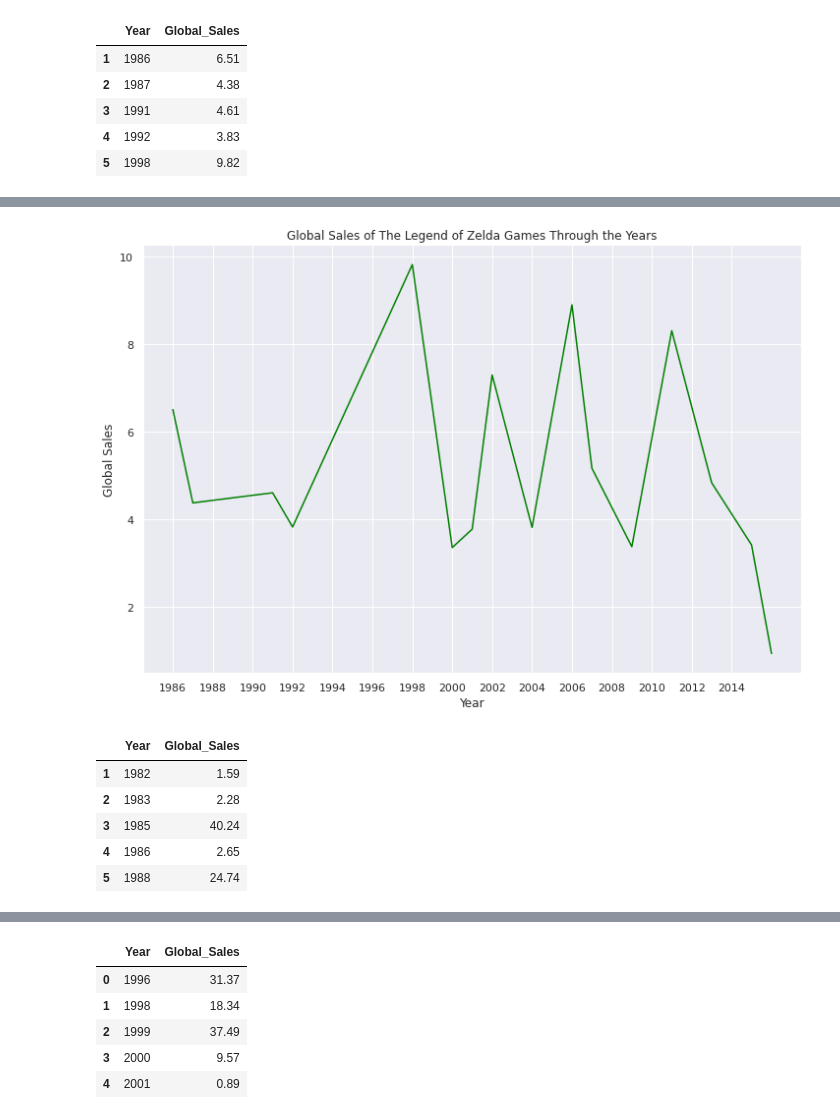
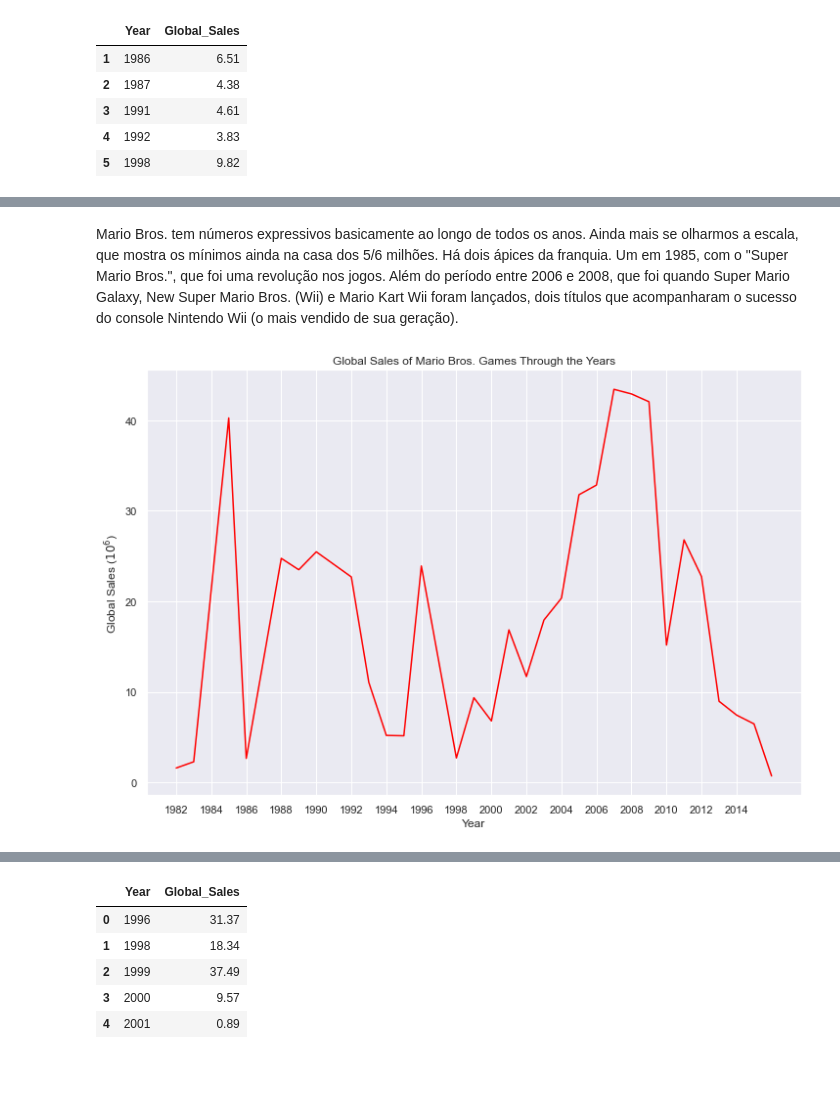
Before and after one commit to adamesalles/icd-eda, a Jupyter notebook: Eduardo.ipynb, the cells around one changed output, grey strips where cells are left out. Drawn from its saved outputs; the diff is of its cells as text; code cells hidden in the pictures; blank space fills up the shorter version.

```diff
--- a/Eduardo.ipynb
+++ b/Eduardo.ipynb
@@ -122,21 +150,11 @@ zelda_sy.head()
+# %% [markdown]
+Mario Bros. tem números expressivos basicamente ao longo de todos os anos. Ainda mais se olharmos a escala, que mostra os mínimos ainda na casa dos 5/6 milhões. Há dois ápices da franquia. Um em 1985, com o "Super Mario Bros.", que foi uma revolução nos jogos. Além do período entre 2006 e 2008, que foi quando Super Mario Galaxy, New Super Mario Bros. (Wii) e Mario Kart Wii foram lançados, dois títulos que acompanharam o sucesso do console Nintendo Wii (o mais vendido de sua geração).
 # %%
-sns.set_theme(style="darkgrid")
 fig, ax = plt.subplots(figsize=(12,8))
-sns.lineplot(ax = ax, x="Year", y="Global_Sales", color="green", data=zelda_sy)
-plt.xticks(range(1986,2015,2))
-plt.title("Global Sales of The Legend of Zelda Games Through the Years")
-ax.set(ylabel='Global Sales')
+sns.lineplot(ax = ax, x="Year", y="Global_Sales", color="red", data=mario_sy)
+plt.xticks(range(1982,2015,2))
+plt.title("Global Sales of Mario Bros. Games Through the Years")
+ax.set(ylabel='Global Sales ($10^6$)')
 plt.show()
 # %% [output]
-[figure, old version]
+[figure, new version]
-# %%
-mario_sy = mario.groupby(["Year"],as_index=False)[["Global_Sales"]].sum()
-mario_sy = mario_sy[mario_sy.Year != -1]
-mario_sy.head()
-# %% [output]
-|  | Year | Global_Sales |
-| 1 | 1982 | 1.59 |
-| 2 | 1983 | 2.28 |
-| 3 | 1985 | 40.24 |
-| 4 | 1986 | 2.65 |
-| 5 | 1988 | 24.74 |
```
Also changed, not shown: parts of 31 cells of this notebook.
